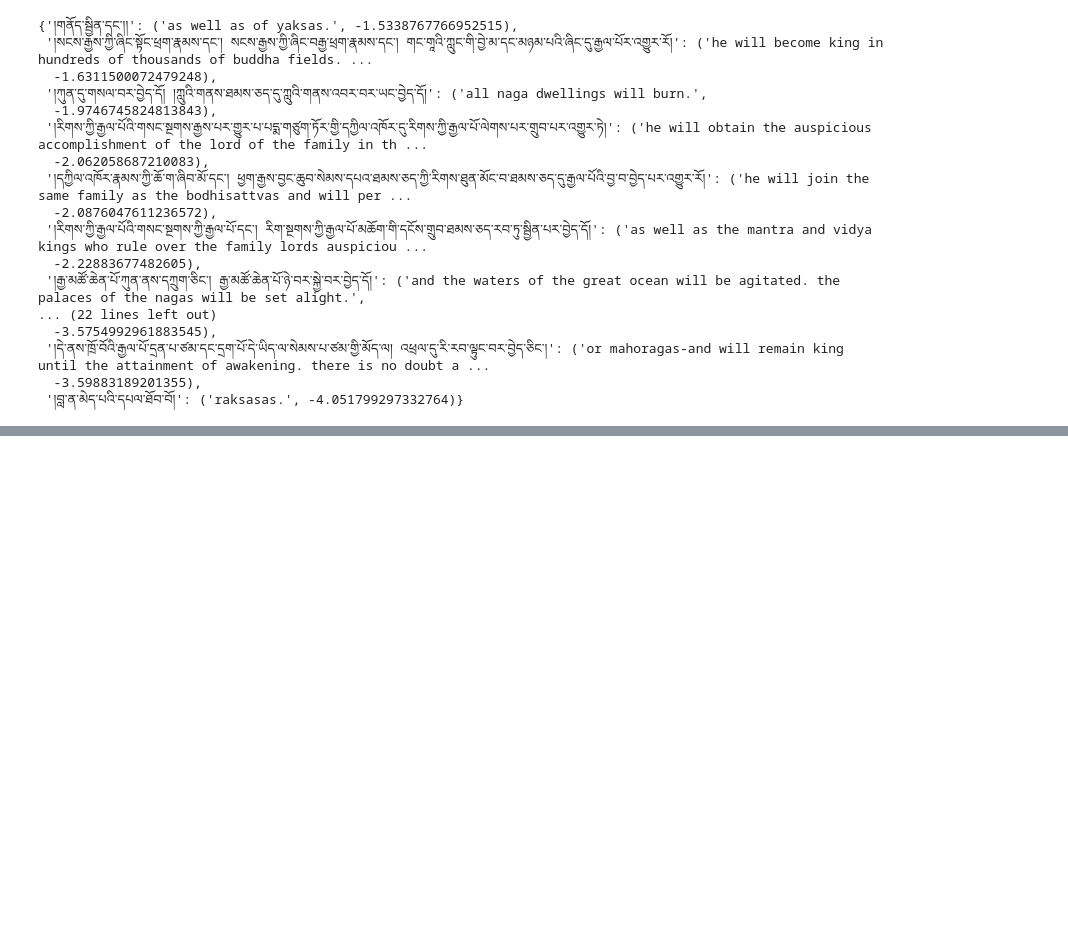
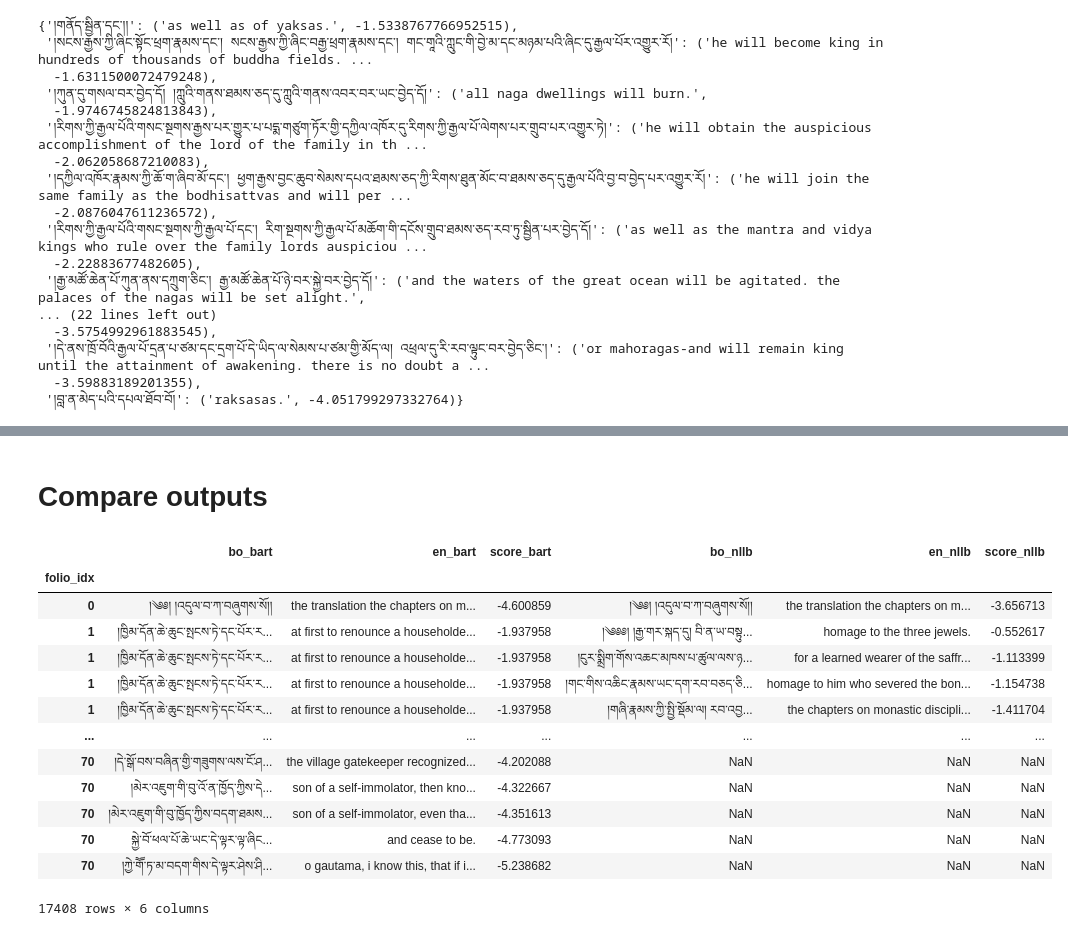
Before and after one commit to CompassionAI/garland, a Jupyter notebook: notebooks/Parallel text mining.ipynb, the cells around one changed output, grey strips where cells are left out. Saved outputs shown, nothing was run; the diff lists cells and outputs as text; code cells hidden in the pictures; blank space fills up the shorter version.

```diff
--- a/notebooks/Parallel text mining.ipynb
+++ b/notebooks/Parallel text mining.ipynb
@@ -396,3 +393,5 @@ for bo, (en, score) in tqdm(final_matches.items()):
 །ནམ་མཁའ་ལྡིང་རྣམས་དང་། མིའམ་ཅི་རྣམས་དང་། ལྟོ་འཕྱེ་ཆེན་པོ་རྣམས་དང་། ཐམས་ཅད་དུ་ཇི་སྲིད་བྱང་ཆུབ་ལ་ཡང་དག་པར་གནས་ཀྱི་བར་དུ་རིགས་ཀྱི་རྒྱལ་པོར་འགྱུར་རོ། | and gandharvas. he can become a king and lord anywhe ...
 །དེ་ནས་ཁྲོ་བོའི་རྒྱལ་པོ་དྲན་པ་ཙམ་དང་དྲག་པོ་དེ་ཡིད་ལ་སེམས་པ་ཙམ་གྱི་མོད་ལ། འཕྲལ་དུ་རི་རབ་ལྟུང་བར་བྱེད་ཅིང་། | or mahoragas-and will remain king until the attainment of awakening. there is no doubt about ...
 །བླ་ན་མེད་པའི་དཔལ་ཐོབ་བོ། | raksasas. | they will attain unsurpassed splendor. | -4.051799297332764
+# %% [markdown]
+# Compare outputs
@@ -398,0 +402,30 @@ for bo, (en, score) in tqdm(final_matches.items()):
+# %%
+bart_df = pd.read_csv(
+    os.path.join(os.environ['CAI_TEMP_PATH'], "temp_data/mined_enbo_data/matches.csv.bart"),
+    header=None,
+    delimiter='|',
+    names=["folio_idx", "bo", "en", "score"],
+    index_col="folio_idx")
+nllb_df = pd.read_csv(
+    os.path.join(os.environ['CAI_TEMP_PATH'], "temp_data/mined_enbo_data/matches.csv.nllb"),
+    header=None,
+    delimiter='|',
+    names=["folio_idx", "bo", "en", "score"],
+    index_col="folio_idx")
+joined_df = bart_df.join(nllb_df, lsuffix="_bart", rsuffix="_nllb")
+joined_df
+# %% [output]
+|  | bo_bart | en_bart | score_bart | bo_nllb | en_nllb | score_nllb |
+| folio_idx |  |  |  |  |  |  |
+| 0 | །༄༅། །འདུལ་བ་ཀ་བཞུགས་སོ།། | the translation the chapters on m... | -4.600859 | །༄༅། །འདུལ་བ་ཀ་བཞུགས་སོ།། | the translation the chapters on m... | -3.656713 |
+| 1 | །ཁྱིམ་དོན་ཆེ་ཆུང་སྤངས་ཏེ་དང་པོར་ར... | at first to renounce a householde... | -1.937958 | །༄༅༅། །རྒྱ་གར་སྐད་དུ། བི་ན་ཡ་བསྟུ... | homage to the three jewels. | -0.552617 |
+| 1 | །ཁྱིམ་དོན་ཆེ་ཆུང་སྤངས་ཏེ་དང་པོར་ར... | at first to renounce a householde... | -1.937958 | །ངུར་སྨྲིག་གོས་འཆང་མཁས་པ་ཚུལ་ལས་ཉ... | for a learned wearer of the saffr... | -1.113399 |
+| 1 | །ཁྱིམ་དོན་ཆེ་ཆུང་སྤངས་ཏེ་དང་པོར་ར... | at first to renounce a householde... | -1.937958 | །གང་གིས་འཆིང་རྣམས་ཡང་དག་རབ་བཅད་ཅི... | homage to him who severed the bon... | -1.154738 |
+| 1 | །ཁྱིམ་དོན་ཆེ་ཆུང་སྤངས་ཏེ་དང་པོར་ར... | at first to renounce a householde... | -1.937958 | །གཞི་རྣམས་ཀྱི་སྤྱི་སྡོམ་ལ། རབ་འབྱ... | the chapters on monastic discipli... | -1.411704 |
+| ... | ... | ... | ... | ... | ... | ... |
+| 70 | །དེ་སྒོ་བས་བཞིན་གྱི་གཟུགས་ལས་ངོ་ཤ... | the village gatekeeper recognized... | -4.202088 | NaN | NaN | NaN |
+| 70 | །མེར་འཇུག་གི་བུ་འོ་ན་ཁྱོད་ཀྱིས་དེ... | son of a self-immolator, then kno... | -4.322667 | NaN | NaN | NaN |
+| 70 | །མེར་འཇུག་གི་བུ་ཁྱོད་ཀྱིས་བདག་ཐམས... | son of a self-immolator, even tha... | -4.351613 | NaN | NaN | NaN |
+| 70 | སྐྱེ་བོ་ཕལ་པོ་ཆེ་ཡང་དེ་ལྟར་ལྟ་ཞིང... | and cease to be. | -4.773093 | NaN | NaN | NaN |
+| 70 | །ཀྱེ་གཽ་ཏ་མ་བདག་གིས་དེ་ལྟར་ཤེས་ཤི... | o gautama, i know this, that if i... | -5.238682 | NaN | NaN | NaN |
+17408 rows × 6 columns
```
Also changed, not shown: parts of 16 cells of this notebook, 1 other file.
